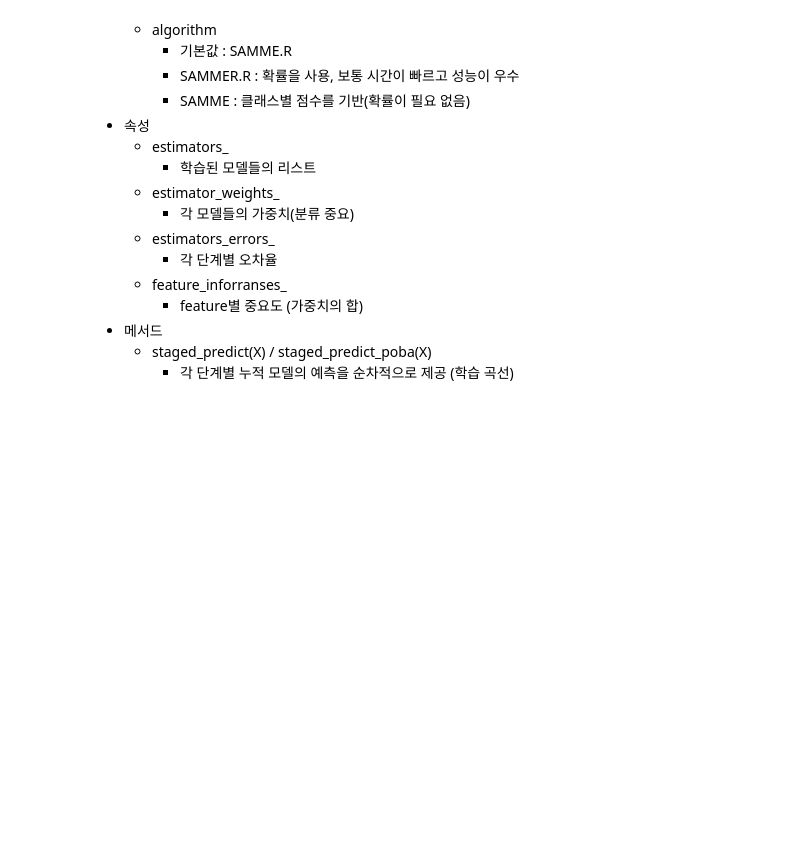
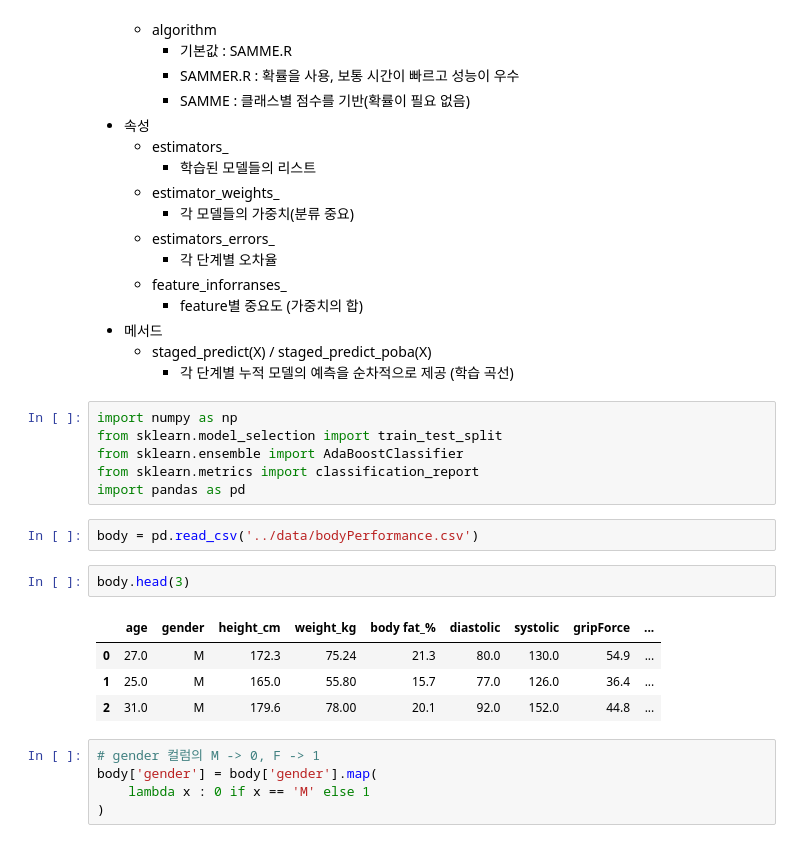
Before and after one commit to SeoYun-Y/study, a Jupyter notebook: multicampus_practice/20260514/01_부스팅.ipynb, the cells around one changed output. Saved outputs shown, nothing was run; the diff lists cells and outputs as text; blank space fills up the shorter version.

```diff
--- a/multicampus_practice/20260514/01_부스팅.ipynb
+++ b/multicampus_practice/20260514/01_부스팅.ipynb
@@ -71,3 +71,23 @@
 - 메서드
     - staged_predict(X) / staged_predict_poba(X)
         - 각 단계별 누적 모델의 예측을 순차적으로 제공 (학습 곡선)
+# %%
+import numpy as np
+from sklearn.model_selection import train_test_split
+from sklearn.ensemble import AdaBoostClassifier
+from sklearn.metrics import classification_report
+import pandas as pd
+# %%
+body = pd.read_csv('../data/bodyPerformance.csv')
+# %%
+body.head(3)
+# %% [output]
+|  | age | gender | height_cm | weight_kg | body fat_% | diastolic | systolic | gripForce | ... |
+| 0 | 27.0 | M | 172.3 | 75.24 | 21.3 | 80.0 | 130.0 | 54.9 | ... |
+| 1 | 25.0 | M | 165.0 | 55.80 | 15.7 | 77.0 | 126.0 | 36.4 | ... |
+| 2 | 31.0 | M | 179.6 | 78.00 | 20.1 | 92.0 | 152.0 | 44.8 | ... |
+# %%
+# gender 컬럼의 M -> 0, F -> 1
+body['gender'] = body['gender'].map(
+    lambda x : 0 if x == 'M' else 1
+)
```
Also changed, not shown: parts of 37 cells of this notebook, 1 other file.
